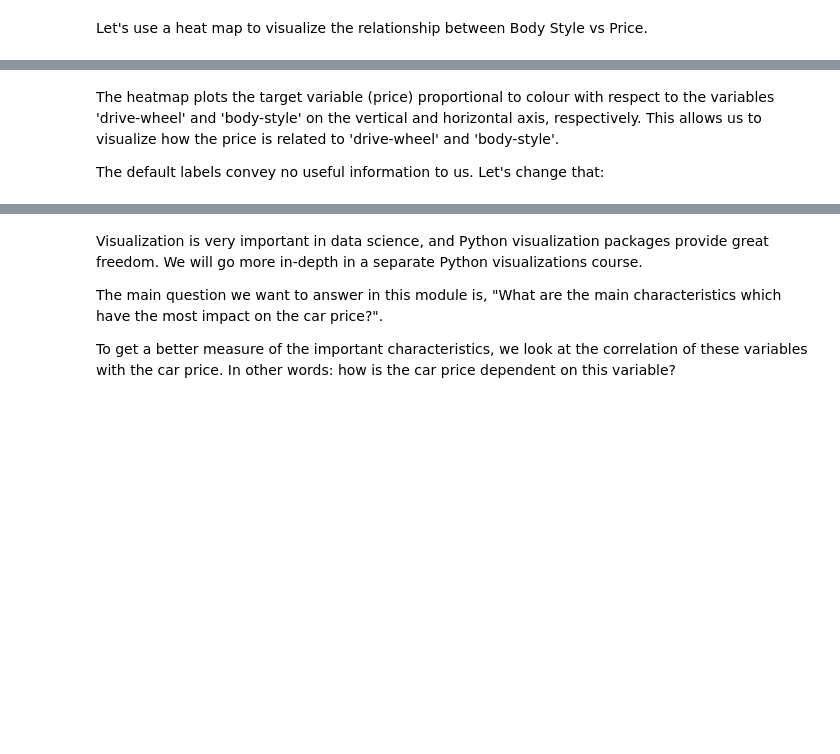
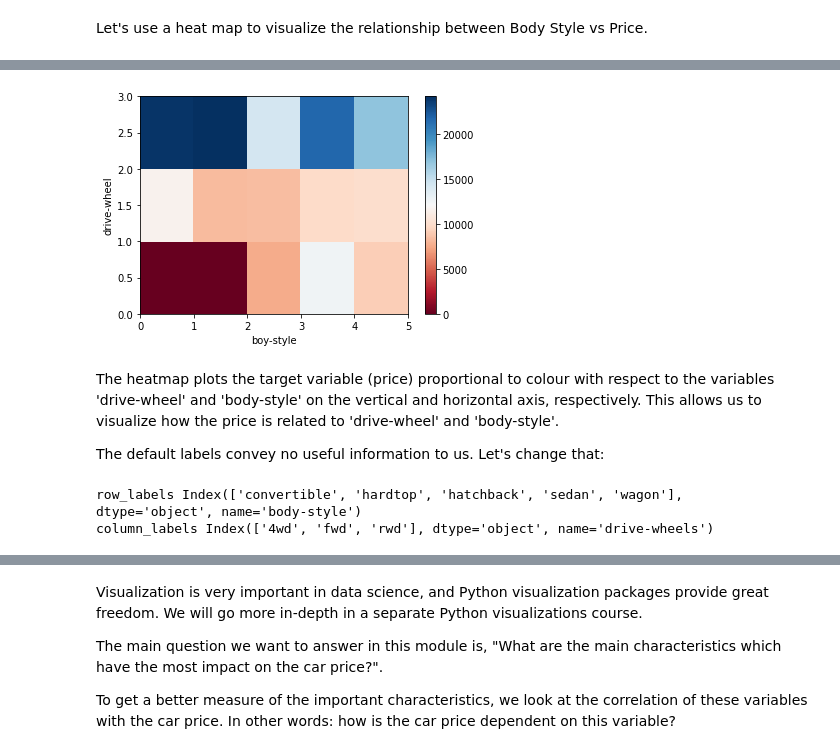
Before and after one commit to Aduzona/Machine_Learning, a Jupyter notebook: 0_Data_Analysis_with_Python/3_DA0101EN-3-Review-Exploratory-Data-Analysis.ipynb, the cells around one changed output, grey strips where cells are left out. Drawn from its saved outputs; the diff is of its cells as text; code cells hidden in the pictures; blank space fills up the shorter version.

```diff
--- a/0_Data_Analysis_with_Python/3_DA0101EN-3-Review-Exploratory-Data-Analysis.ipynb
+++ b/0_Data_Analysis_with_Python/3_DA0101EN-3-Review-Exploratory-Data-Analysis.ipynb
@@ -517,12 +581,22 @@ Let's use a heat map to visualize the relationship between Body Style vs Price.
 # %%
 #use the grouped results
-plt.pcolor(grouped_pivot, cmap='RdBu')
+plt.pcolor(grouped_pivot, cmap='RdBu') # RdBu is red blue color scheem
 plt.colorbar()
+plt.xlabel("boy-style")
+plt.ylabel("drive-wheel")
 plt.show()
+# %% [output]
+[figure, added]
 # %% [markdown]
 <p>The heatmap plots the target variable (price) proportional to colour with respect to the variables 'drive-wheel' and 'body-style' on the vertical and horizontal axis, respectively. This allows us to visualize how the price is related to 'drive-wheel' and 'body-style'.</p>
 
 <p>The default labels convey no useful information to us. Let's change that:</p>
+# %%
+print("row_labels",grouped_pivot.columns.levels[1])
+print("column_labels",grouped_pivot.index)
+# %% [output]
+row_labels Index(['convertible', 'hardtop', 'hatchback', 'sedan', 'wagon'], dtype='object', name='body-style')
+column_labels Index(['4wd', 'fwd', 'rwd'], dtype='object', name='drive-wheels')
 # %%
 fig, ax = plt.subplots()
 im = ax.pcolor(grouped_pivot, cmap='RdBu')
```
Also changed, not shown: parts of 39 cells of this notebook.
